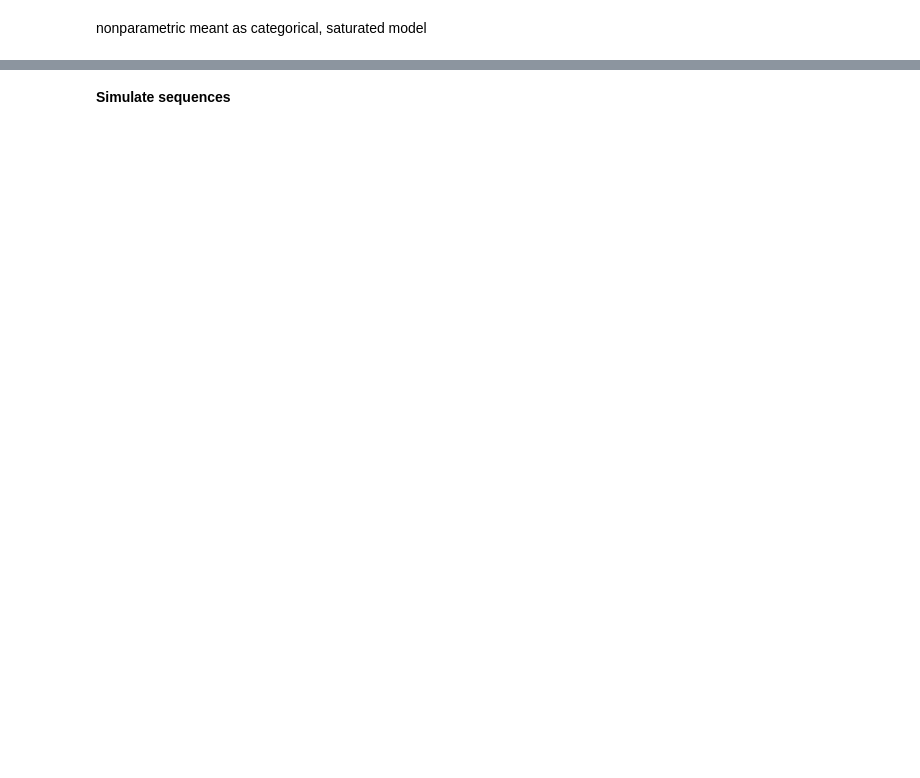
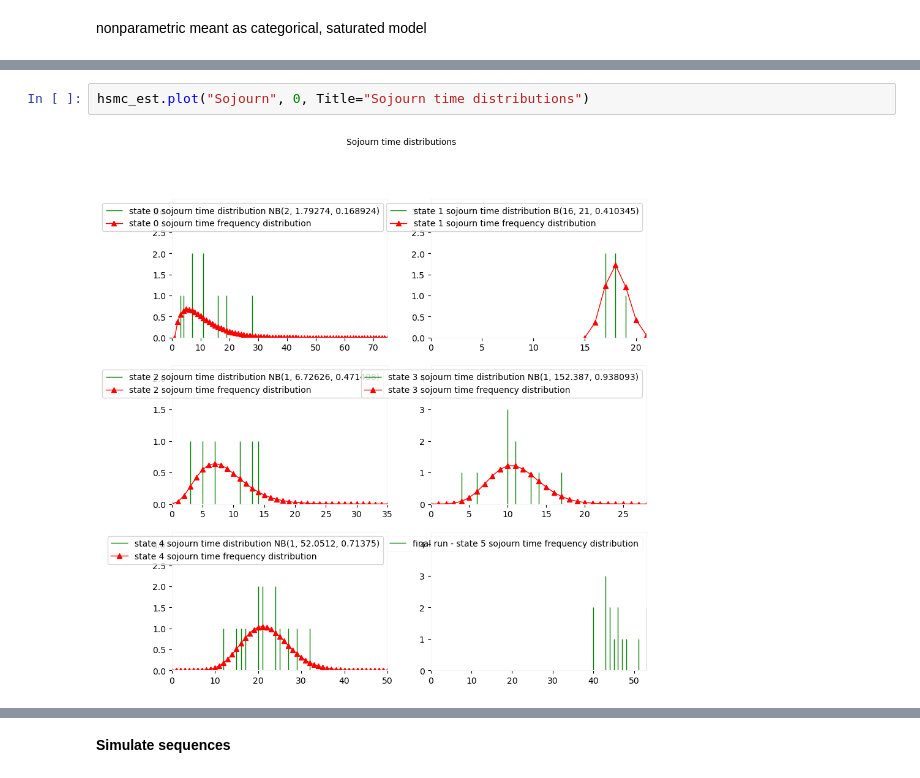
Before and after one commit to openalea/sequence_analysis, a Jupyter notebook: tutorials/hidden_semi_markov.ipynb, the cells around one changed output, grey strips where cells are left out. Drawn from its saved outputs; the diff is of its cells as text; blank space fills up the shorter version.

```diff
--- a/tutorials/hidden_semi_markov.ipynb
+++ b/tutorials/hidden_semi_markov.ipynb
@@ -103 +141,5 @@ Intensity is the a priori probability of states as a function of index
+# %%
+hsmc_est.plot("Sojourn", 0, Title="Sojourn time distributions")
+# %% [output]
+[figure, added]
 # %%
```
Also changed, not shown: parts of 33 cells of this notebook, 1 other file.
